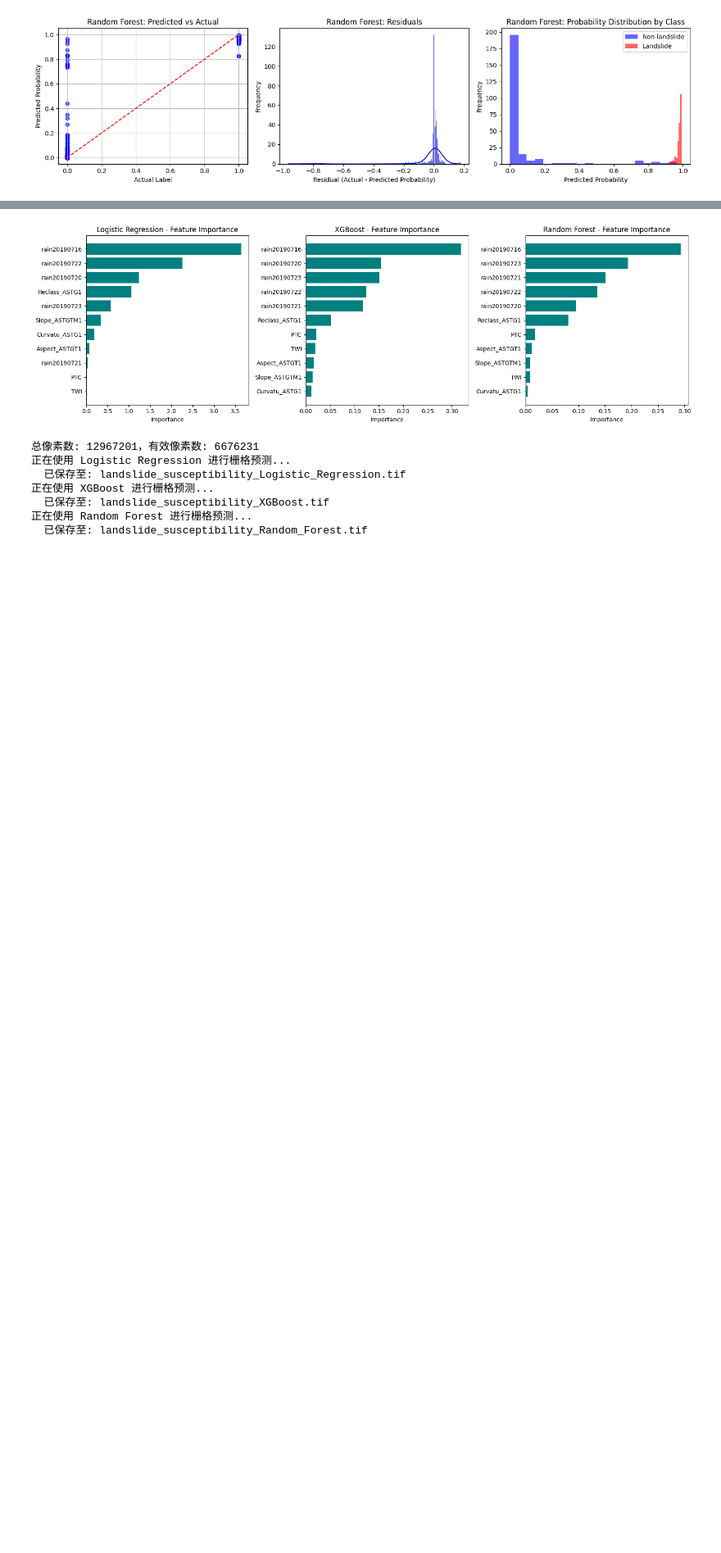
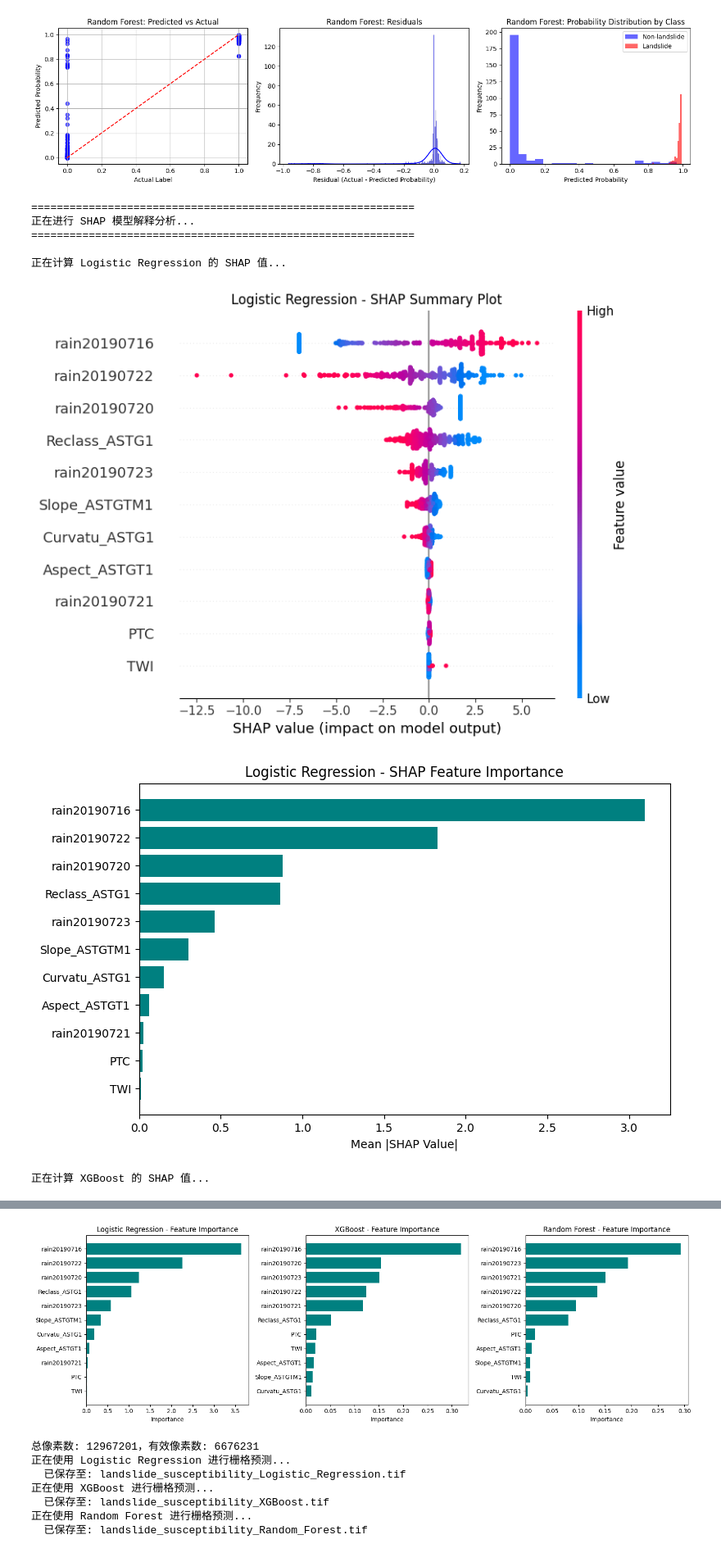
Before and after one commit to Young-yrx/guizhou-landslide, a Jupyter notebook: guizhou.ipynb, the cells around one changed output, grey strips where cells are left out. Shown at 82% size. Drawn from its saved outputs; the diff is of its cells as text; code cells hidden in the pictures; blank space fills up the shorter version.

```diff
--- a/guizhou.ipynb
+++ b/guizhou.ipynb
@@ -390,3 +397,81 @@ for name in final_models.keys():
 [figure]
 [figure]
 [figure]
+# %%
+# =============================================================================
+# 12. SHAP 模型解释（修复三维数组问题）
+# =============================================================================
+print("\n" + "="*60)
+print("正在进行 SHAP 模型解释分析...")
+print("="*60)
+
+# 准备背景数据（从训练集采样，提高计算效率）
+background = shap.sample(X_train, 100, random_state=42)
+
+# 存储各模型的 SHAP 值
+shap_values_dict = {}
+
+for name, model in final_models.items():
+    print(f"\n正在计算 {name} 的 SHAP 值...")
+
+    # 根据模型类型创建合适的解释器
+    if name == 'Logistic Regression':
+        # 对于管道模型，需要先提取缩放后的数据
+        X_test_transformed = model.named_steps['standardscaler'].transform(X_test)
+        background_transformed = model.named_steps['standardscaler'].transform(background)
+        explainer = shap.LinearExplainer(
+            model.named_steps['logisticregression'],
+            background_transformed
+        )
+        shap_values = explainer.shap_values(X_test_transformed)
+        # LinearExplainer 可能返回列表，取正类（索引1）
+        if isinstance(shap_values, list):
+            shap_values = shap_values[1]
+    else:
+        # 树模型使用 TreeExplainer
+        explainer = shap.TreeExplainer(model)
+        shap_values = explainer.shap_values(X_test)
+        # 处理可能的三维数组 (样本数, 特征数, 类别数)
+        if isinstance(shap_values, list):
+            # 某些版本返回 list
+            shap_values = shap_values[1]
+        elif isinstance(shap_values, np.ndarray) and shap_values.ndim == 3:
+            # 三维数组，取正类切片
+            shap_values = shap_values[:, :, 1]
+
+    # 确保最终为二维数组 (样本数, 特征数)
+    if shap_values.ndim != 2:
+        raise ValueError(f"SHAP 值维度异常: {shap_values.shape}，预期为 2 维")
+
+    shap_values_dict[name] = shap_values
+
+    # ---------- 全局特征重要性：SHAP 摘要图 ----------
+    plt.figure(figsize=(10, 6))
+    shap.summary_plot(shap_values, X_test, feature_names=feature_cols, show=False)
+    plt.title(f'{name} - SHAP Summary Plot')
+    plt.tight_layout()
+    plt.show()
+
+    # ---------- SHAP 平均特征重要性（条形图）----------
+    shap_importance = np.abs(shap_values).mean(axis=0).flatten()
+    shap_importance_df = pd.DataFrame({
+        'Feature': feature_cols,
+        'SHAP Importance': shap_importance
+    })
+    shap_importance_df = shap_importance_df.sort_values('SHAP Importance', ascending=True)
+
+    plt.figure(figsize=(8, 5))
+    plt.barh(shap_importance_df['Feature'], shap_importance_df['SHAP Importance'], color='teal')
+    plt.xlabel('Mean |SHAP Value|')
+    plt.title(f'{name} - SHAP Feature Importance')
+    plt.tight_layout()
+    plt.show()
+# %% [output]
+============================================================
+正在进行 SHAP 模型解释分析...
+============================================================
+
+正在计算 Logistic Regression 的 SHAP 值...
+[figure, added]
+[figure, added]
+正在计算 XGBoost 的 SHAP 值...
```
Also changed, not shown: parts of 5 cells of this notebook.
